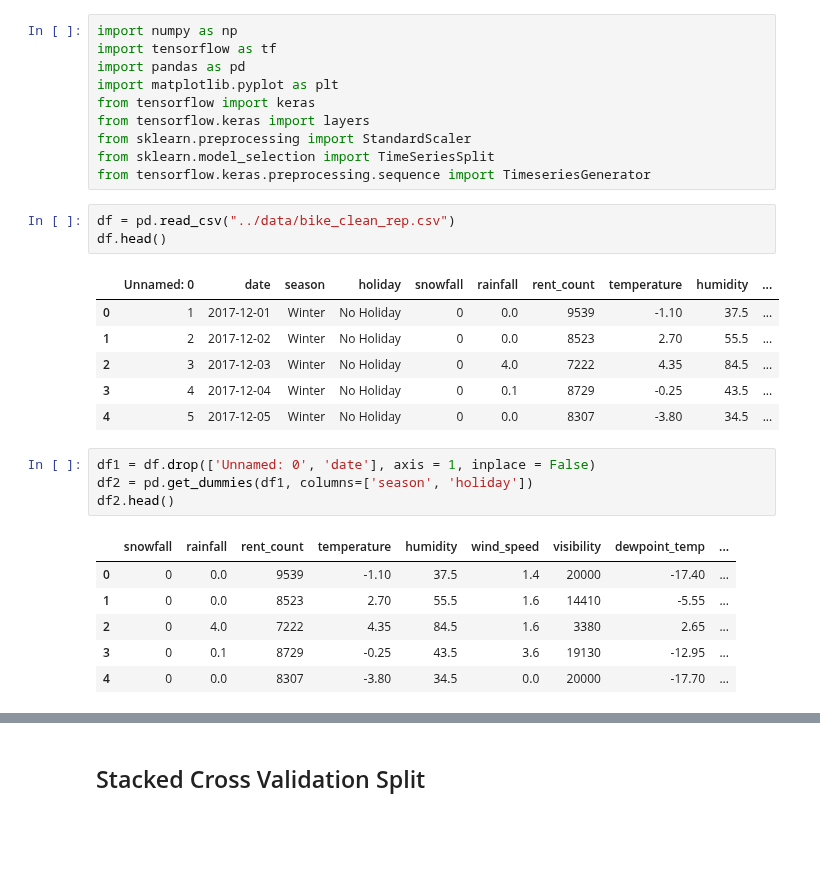
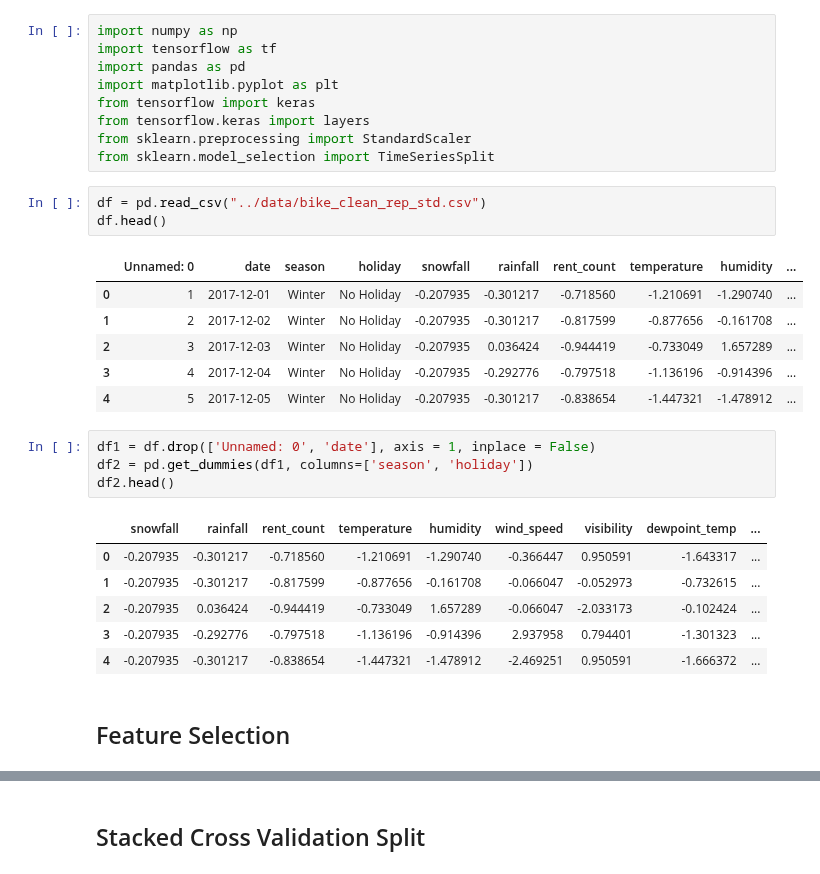
Before and after one commit to Jiian/seoulbike, a Jupyter notebook: predictive_maintenance/lstm.ipynb, the cells around one changed output, grey strips where cells are left out. Drawn from its saved outputs; the diff is of its cells as text; blank space fills up the shorter version.

```diff
--- a/predictive_maintenance/lstm.ipynb
+++ b/predictive_maintenance/lstm.ipynb
@@ -7,25 +7,26 @@ from tensorflow import keras
 from tensorflow.keras import layers
 from sklearn.preprocessing import StandardScaler
 from sklearn.model_selection import TimeSeriesSplit
-from tensorflow.keras.preprocessing.sequence import TimeseriesGenerator
 # %%
-df = pd.read_csv("../data/bike_clean_rep.csv")
+df = pd.read_csv("../data/bike_clean_rep_std.csv")
 df.head()
 # %% [output]
 |  | Unnamed: 0 | date | season | holiday | snowfall | rainfall | rent_count | temperature | humidity | ... |
-| 0 | 1 | 2017-12-01 | Winter | No Holiday | 0 | 0.0 | 9539 | -1.10 | 37.5 | ... |
-| 1 | 2 | 2017-12-02 | Winter | No Holiday | 0 | 0.0 | 8523 | 2.70 | 55.5 | ... |
-| 2 | 3 | 2017-12-03 | Winter | No Holiday | 0 | 4.0 | 7222 | 4.35 | 84.5 | ... |
-| 3 | 4 | 2017-12-04 | Winter | No Holiday | 0 | 0.1 | 8729 | -0.25 | 43.5 | ... |
-| 4 | 5 | 2017-12-05 | Winter | No Holiday | 0 | 0.0 | 8307 | -3.80 | 34.5 | ... |
+| 0 | 1 | 2017-12-01 | Winter | No Holiday | -0.207935 | -0.301217 | -0.718560 | -1.210691 | -1.290740 | ... |
+| 1 | 2 | 2017-12-02 | Winter | No Holiday | -0.207935 | -0.301217 | -0.817599 | -0.877656 | -0.161708 | ... |
+| 2 | 3 | 2017-12-03 | Winter | No Holiday | -0.207935 | 0.036424 | -0.944419 | -0.733049 | 1.657289 | ... |
+| 3 | 4 | 2017-12-04 | Winter | No Holiday | -0.207935 | -0.292776 | -0.797518 | -1.136196 | -0.914396 | ... |
+| 4 | 5 | 2017-12-05 | Winter | No Holiday | -0.207935 | -0.301217 | -0.838654 | -1.447321 | -1.478912 | ... |
 # %%
 df1 = df.drop(['Unnamed: 0', 'date'], axis = 1, inplace = False)
 df2 = pd.get_dummies(df1, columns=['season', 'holiday'])
 df2.head()
 # %% [output]
 |  | snowfall | rainfall | rent_count | temperature | humidity | wind_speed | visibility | dewpoint_temp | ... |
-| 0 | 0 | 0.0 | 9539 | -1.10 | 37.5 | 1.4 | 20000 | -17.40 | ... |
-| 1 | 0 | 0.0 | 8523 | 2.70 | 55.5 | 1.6 | 14410 | -5.55 | ... |
-| 2 | 0 | 4.0 | 7222 | 4.35 | 84.5 | 1.6 | 3380 | 2.65 | ... |
-| 3 | 0 | 0.1 | 8729 | -0.25 | 43.5 | 3.6 | 19130 | -12.95 | ... |
-| 4 | 0 | 0.0 | 8307 | -3.80 | 34.5 | 0.0 | 20000 | -17.70 | ... |
+| 0 | -0.207935 | -0.301217 | -0.718560 | -1.210691 | -1.290740 | -0.366447 | 0.950591 | -1.643317 | ... |
+| 1 | -0.207935 | -0.301217 | -0.817599 | -0.877656 | -0.161708 | -0.066047 | -0.052973 | -0.732615 | ... |
+| 2 | -0.207935 | 0.036424 | -0.944419 | -0.733049 | 1.657289 | -0.066047 | -2.033173 | -0.102424 | ... |
+| 3 | -0.207935 | -0.292776 | -0.797518 | -1.136196 | -0.914396 | 2.937958 | 0.794401 | -1.301323 | ... |
+| 4 | -0.207935 | -0.301217 | -0.838654 | -1.447321 | -1.478912 | -2.469251 | 0.950591 | -1.666372 | ... |
+# %% [markdown]
+## Feature Selection
```
Also changed, not shown: parts of 30 cells of this notebook, 8 other files.
